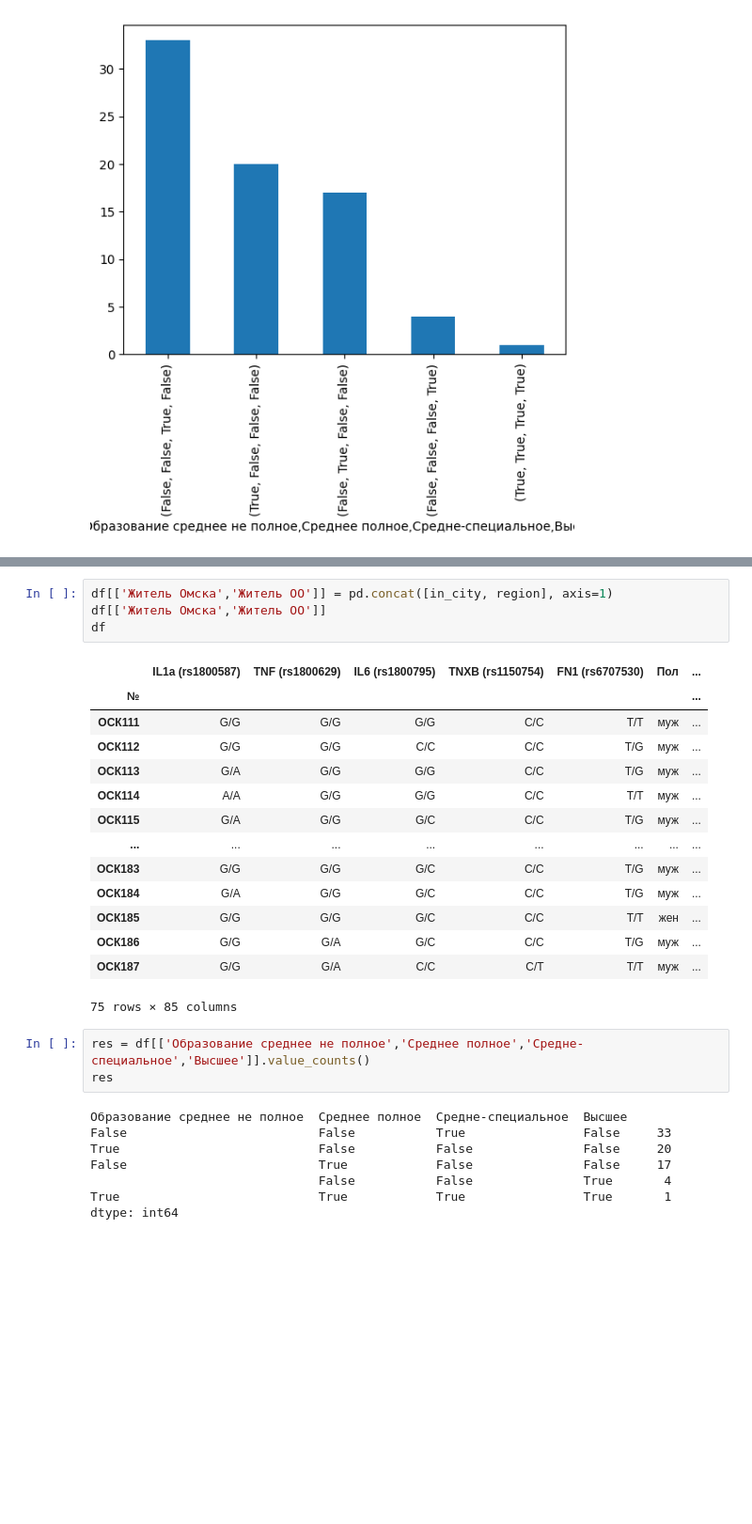
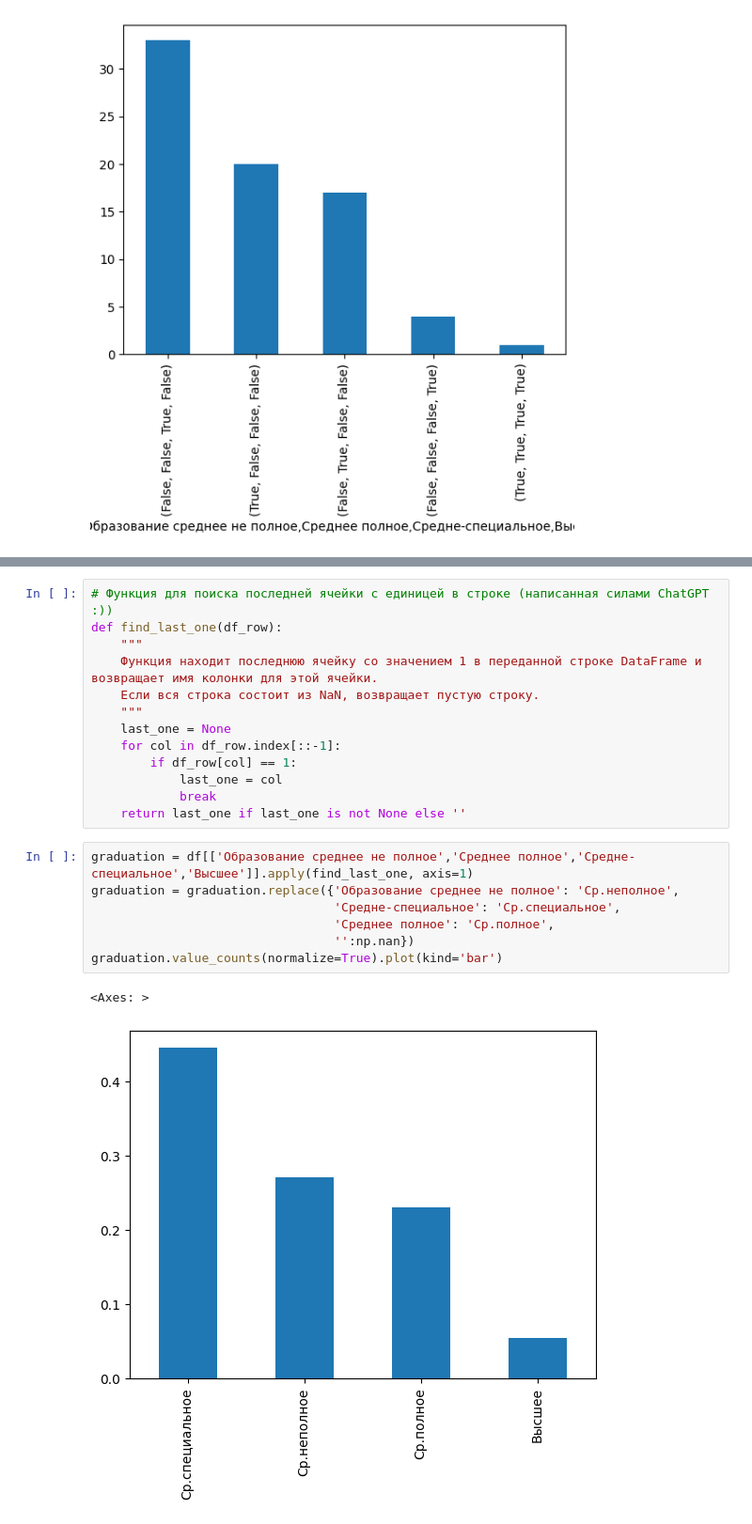
Before and after one commit to D-314/cyber-tuber, a Jupyter notebook: processing.ipynb, the cells around one changed output, grey strips where cells are left out. Shown at 94% size. Saved outputs shown, nothing was run; the diff lists cells and outputs as text; blank space fills up the shorter version.

Commit message:
обработка колонок с образованием

```diff
--- a/processing.ipynb
+++ b/processing.ipynb
@@ -80,31 +50,24 @@ df
 [figure]
-# %%
-df[['Житель Омска','Житель ОО']] = pd.concat([in_city, region], axis=1)
-df[['Житель Омска','Житель ОО']]
-df
-# %% [output]
-|  | IL1a (rs1800587) | TNF (rs1800629) | IL6 (rs1800795) | TNXB (rs1150754) | FN1 (rs6707530) | Пол | ... |
-| № |  |  |  |  |  |  | ... |
-| ОСК111 | G/G | G/G | G/G | C/C | T/T | муж | ... |
-| ОСК112 | G/G | G/G | C/C | C/C | T/G | муж | ... |
-| ОСК113 | G/A | G/G | G/G | C/C | T/G | муж | ... |
-| ОСК114 | A/A | G/G | G/G | C/C | T/T | муж | ... |
-| ОСК115 | G/A | G/G | G/C | C/C | T/G | муж | ... |
-| ... | ... | ... | ... | ... | ... | ... | ... |
-| ОСК183 | G/G | G/G | G/C | C/C | T/G | муж | ... |
-| ОСК184 | G/A | G/G | G/C | C/C | T/G | муж | ... |
-| ОСК185 | G/G | G/G | G/C | C/C | T/T | жен | ... |
-| ОСК186 | G/G | G/A | G/C | C/C | T/G | муж | ... |
-| ОСК187 | G/G | G/A | C/C | C/T | T/T | муж | ... |
-75 rows × 85 columns
-# %%
-res = df[['Образование среднее не полное','Среднее полное','Средне-специальное','Высшее']].value_counts()
-res
-# %% [output]
-Образование среднее не полное  Среднее полное  Средне-специальное  Высшее
-False                          False           True                False     33
-True                           False           False               False     20
-False                          True            False               False     17
-                               False           False               True       4
-True                           True            True                True       1
-dtype: int64
+# %%
+# Функция для поиска последней ячейки с единицей в строке (написанная силами ChatGPT :))
+def find_last_one(df_row):
+    """
+    Функция находит последнюю ячейку со значением 1 в переданной строке DataFrame и возвращает имя колонки для этой ячейки.
+    Если вся строка состоит из NaN, возвращает пустую строку.
+    """
+    last_one = None
+    for col in df_row.index[::-1]:
+        if df_row[col] == 1:
+            last_one = col
+            break
+    return last_one if last_one is not None else ''
+# %%
+graduation = df[['Образование среднее не полное','Среднее полное','Средне-специальное','Высшее']].apply(find_last_one, axis=1)
+graduation = graduation.replace({'Образование среднее не полное': 'Ср.неполное',
+                                 'Средне-специальное': 'Ср.специальное',
+                                 'Среднее полное': 'Ср.полное',
+                                 '':np.nan})
+graduation.value_counts(normalize=True).plot(kind='bar')
+# %% [output]
+<Axes: >
+[figure, added]
```
Also changed, not shown: parts of 5 cells of this notebook.
